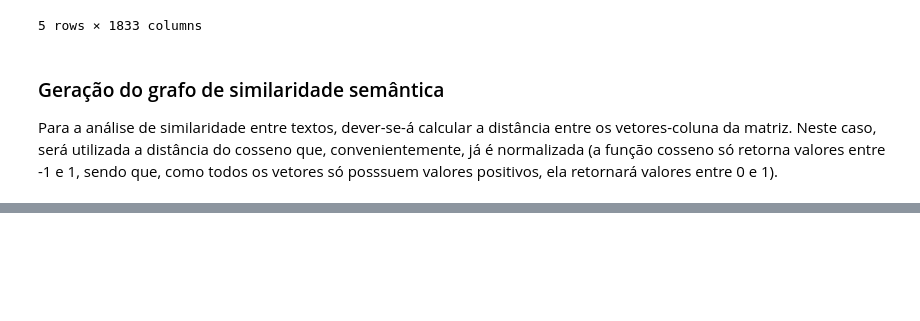
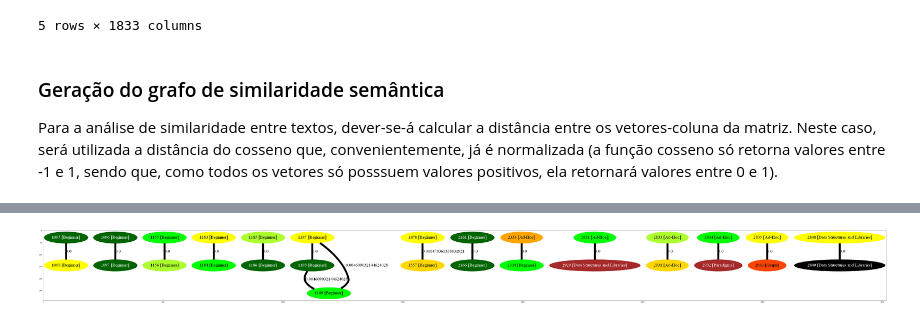
Before and after one commit to mauromascarenhas/PGC_UFABC, a Jupyter notebook: Modeling/Geração do grafo de co-ocorrência - PLN.ipynb, the cells around one changed output, grey strips where cells are left out. Cells and saved outputs as stored; diff of their text form; code cells hidden in the pictures; blank space fills up the shorter version.

```diff
--- a/Modeling/Geração do grafo de co-ocorrência - PLN.ipynb
+++ b/Modeling/Geração do grafo de co-ocorrência - PLN.ipynb
@@ -247,0 +289,41 @@ graph.render()
+# %%
+# Criação das constantes de ponderamento
+full_weight = len(vocab["problem"]) + len(vocab["in"]) + len(vocab["out"])
+
+in_weight = len(vocab["in"]) / full_weight
+out_weight = len(vocab["out"]) / full_weight
+prob_weight = full_weight - (in_weight + out_weight)
+
+# Criação do grafo
+added_vertex = []
+problems_i = problem_document_term_mat.columns
+graph_path = "%s%s_%s" % (GRAPHS_OUTPUT_DIR, LANG_SLUG, "problems_co-ocurrence_problems_in_out_graph.gv")
+graph = graphviz.Graph(name = "Co-ocurrence graph (problems_in_out)", filename = graph_path, format = "png",
+                      node_attr = {'style' : 'filled'})
+
+for index_n, problem_i in enumerate(problems_i):
+    for s_problem_i in problems_i[index_n + 1 : len(problems_i) - 1]:
+        dist = distance.cosine(in_document_term_mat[problem_i].values, in_document_term_mat[s_problem_i].values) * in_weight
+        dist += distance.cosine(out_document_term_mat[problem_i].values, out_document_term_mat[s_problem_i].values) * out_weight
+        dist += distance.cosine(problem_document_term_mat[problem_i].values, problem_document_term_mat[s_problem_i].values) * prob_weight
+        if dist < 0.3 :
+            if problem_i not in added_vertex:
+                v_colours = vertex_colour(problem_i)
+                graph.node(problem_i,
+                           label = "%s [%s]" % (problem_i, rawDataDF["category"].loc[int(problem_i)]),
+                           _attributes = {'fillcolor' : v_colours[0], 'color' : v_colours[0], 'fontcolor' : v_colours[1]})
+                added_vertex.append(problem_i)
+            if s_problem_i not in added_vertex:
+                v_colours = vertex_colour(s_problem_i)
+                graph.node(s_problem_i,
+                           label = "%s [%s]" % (s_problem_i, rawDataDF["category"].loc[int(s_problem_i)]),
+                           _attributes = {'fillcolor' : v_colours[0], 'color' : v_colours[0], 'fontcolor' : v_colours[1]})
+                added_vertex.append(s_problem_i)
+            graph.edge(problem_i, s_problem_i, label = str(dist),
+                       _attributes = {'style' : "setlinewidth(%f)" % (6 - dist * 16.66666), 'weight' : str(int(6 - dist * 16.66666))})
+
+plt.figure(figsize=(100,100))
+plt.imshow(mpimg.imread(graph.render()))
+plt.show()
+# %% [output]
+[figure, added]
```
Also changed, not shown: parts of 6 cells of this notebook, 6 other files.
